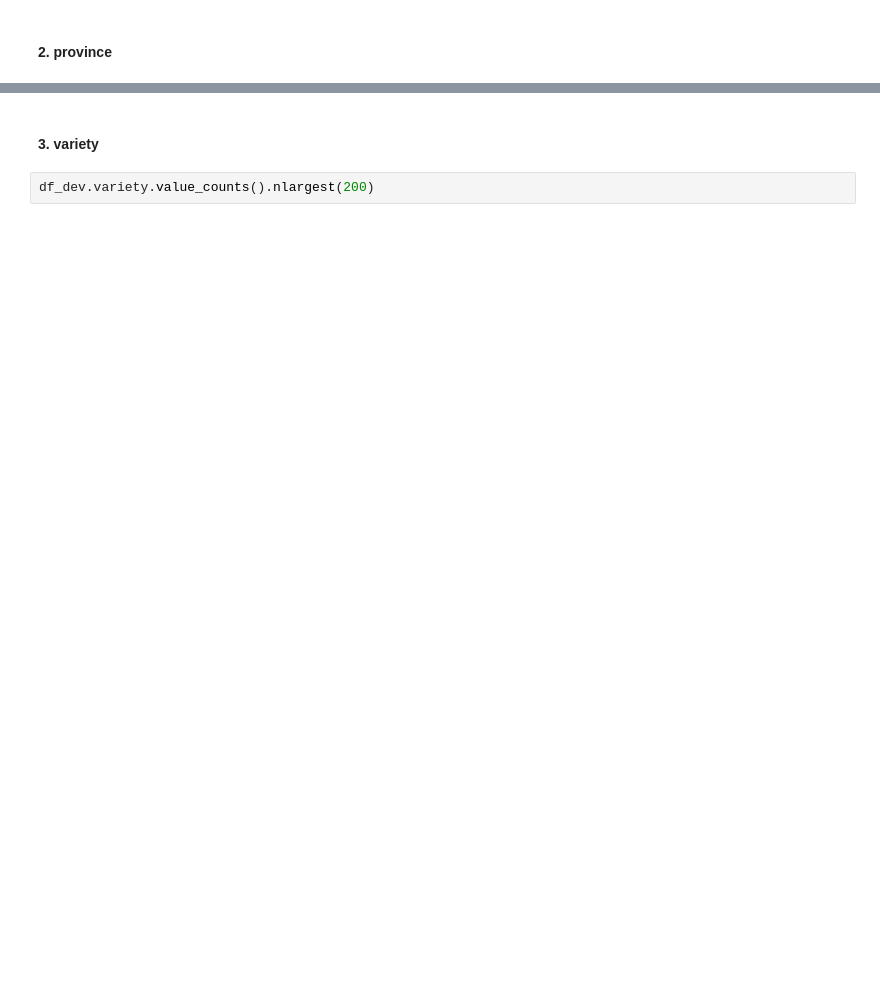
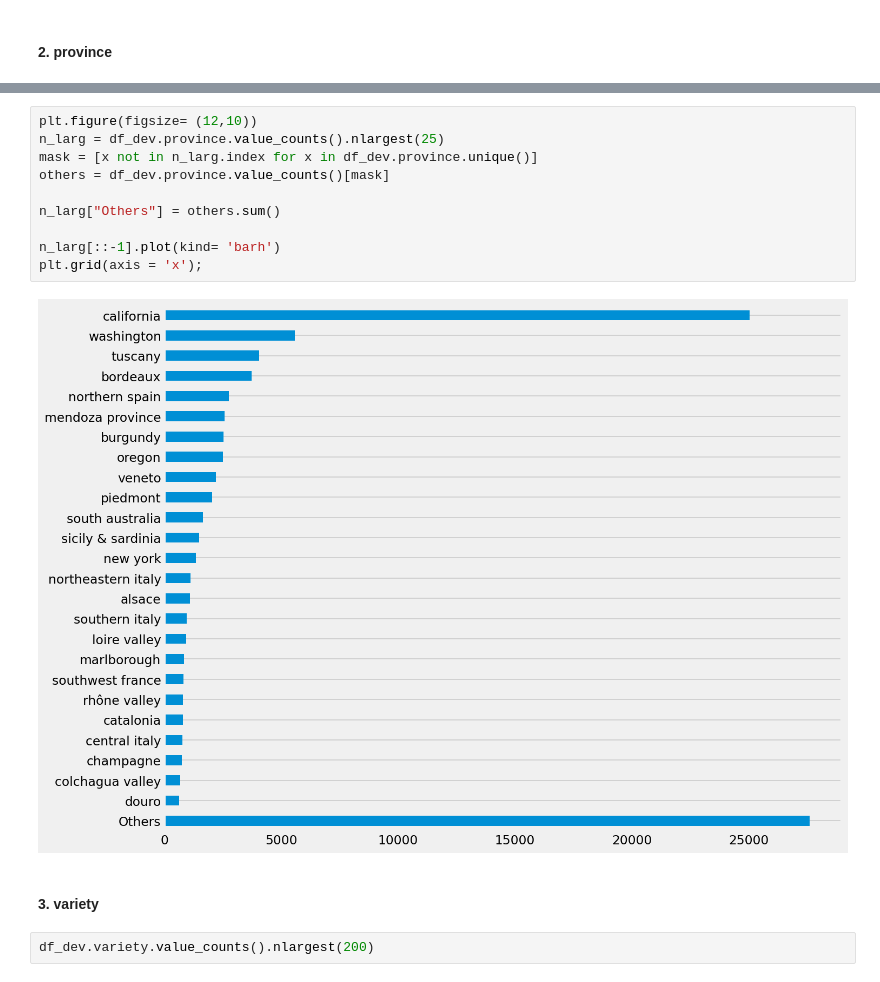
Before and after one commit to DeskDown/Regression_Wine_Reviews, a Jupyter notebook: Wine_Score_Regression.ipynb, the cells around one changed output, grey strips where cells are left out. Cells and saved outputs as stored; diff of their text form; blank space fills up the shorter version.

```diff
--- a/Wine_Score_Regression.ipynb
+++ b/Wine_Score_Regression.ipynb
@@ -122,3 +384,15 @@ Name: province, Length: 444, dtype: int64
+# %%
+plt.figure(figsize= (12,10))
+n_larg = df_dev.province.value_counts().nlargest(25)
+mask = [x not in n_larg.index for x in df_dev.province.unique()]
+others = df_dev.province.value_counts()[mask]
+
+n_larg["Others"] = others.sum()
+
+n_larg[::-1].plot(kind= 'barh')
+plt.grid(axis = 'x');
+# %% [output]
+[figure, added]
 # %% [markdown]
 #### 3. variety
 # %%
```
Also changed, not shown: parts of 162 cells of this notebook.
